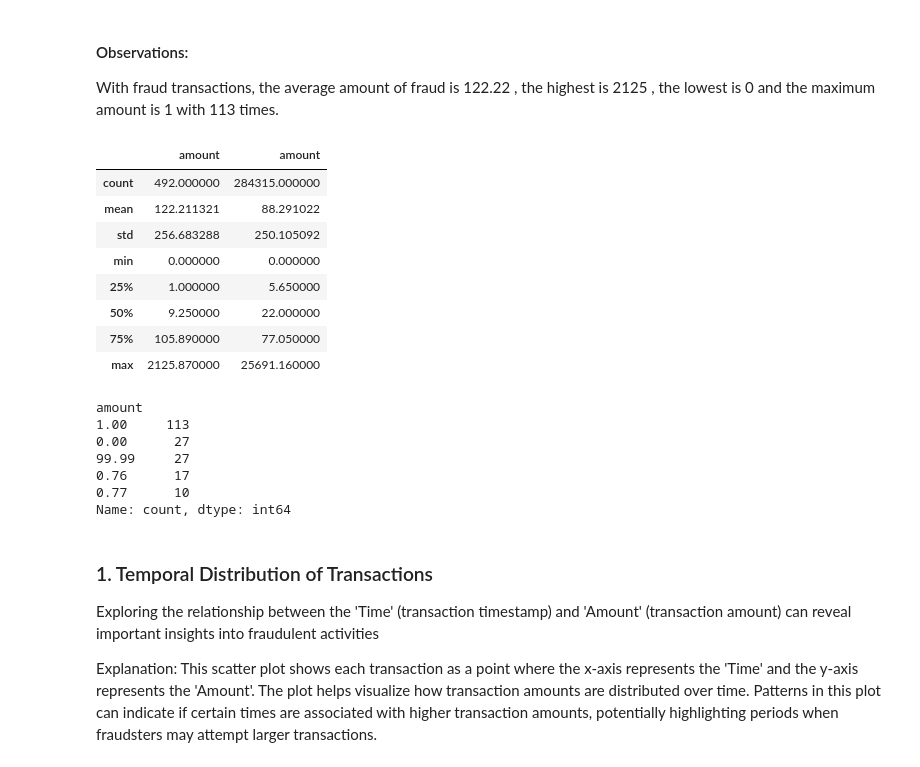
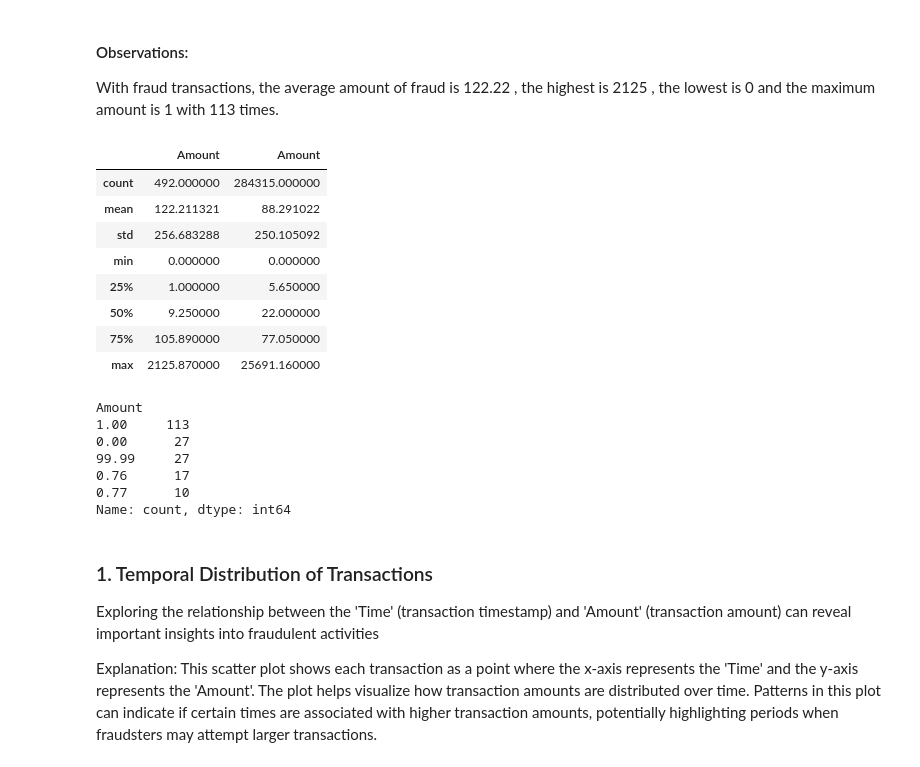
Before and after one commit to WildCodeWolf/Your-Data-Is-Mine, a Jupyter notebook: CreditCardEDA.ipynb, the cells around one changed output. Saved outputs shown, nothing was run; the diff lists cells and outputs as text; code cells hidden in the pictures.

```diff
--- a/CreditCardEDA.ipynb
+++ b/CreditCardEDA.ipynb
@@ -39,6 +39,3 @@ Index(['Time', 'V1', 'V2', 'V3', 'V4', 'V5', 'V6', 'V7', 'V8', 'V9', 'V10',
        'V21', 'V22', 'V23', 'V24', 'V25', 'V26', 'V27', 'V28', 'Amount',
        'Class'],
       dtype='object')
-# %%
-df.columns = df.columns.str.lower()
-df.head()
@@ -159,8 +158,8 @@ plt.show()
 #### This dataset contains transaction information with 492 TH frauds out of a total of 284,807 transactions. This is a severely imbalanced dataset with the positive class (fraud) accounting for 0.172% of all transactions
 # %%
 
-fraud = df[df['class']==1]
-normal = df[df['class']==0]
+fraud = df[df['Class']==1]
+normal = df[df['Class']==0]
 print(f'Shape of Fraud Transactions: {fraud.shape}')
 print(f'Shape of Genuine Transactions: {normal.shape}')
 # %% [output]
@@ -314,17 +313,17 @@ plt.show()
 
 # Sample data
 data = {'transaction_amount': [10, 20, 30, 40, 50, 60, 70, 80, 90, 100, 200, 300]}
-df = pd.DataFrame(data)
+df_test = pd.DataFrame(data)
 
 # Calculate Z-scores
-df['z_score'] = (df['transaction_amount'] - df['transaction_amount'].mean()) / df['transaction_amount'].std()
+df_test['z_score'] = (df_test['transaction_amount'] - df_test['transaction_amount'].mean()) / df_test['transaction_amount'].std()
 
 # Identify outliers
-outliers = df[(df['z_score'] > 3) | (df['z_score'] < -3)]
+outliers = df_test[(df_test['z_score'] > 3) | (df_test['z_score'] < -3)]
 print("Outliers:\n", outliers)
 
 # Optionally, exclude outliers from the dataset
-df_no_outliers = df[(df['z_score'] <= 3) & (df['z_score'] >= -3)]
+df_no_outliers = df_test[(df_test['z_score'] <= 3) & (df_test['z_score'] >= -3)]
 print("Data without outliers:\n", df_no_outliers)
 # %% [output]
 Outliers:
@@ -454,15 +475,15 @@ print(f"Dataset shape after removing outliers: {df_no_outliers.shape}")
 This histogram compares the temporal distribution of fraud and genuine transactions. It helps in identifying any distinct patterns or anomalies in fraudulent transactions over time.
 # %%
 # Separate fraud and genuine transactions
-fraud = df[df['class'] == 1]
-genuine = df[df['class'] == 0]
+fraud = df[df['Class'] == 1]
+genuine = df[df['Class'] == 0]
 
 # Plotting transaction frequency over time for fraud and genuine transactions
 plt.figure(figsize=(12, 6))
-sns.histplot(genuine['time'], bins=48, kde=True, color='green', label='Genuine Transactions')
-sns.histplot(fraud['time'], bins=48, kde=True, color='red', label='Fraudulent Transactions')
+sns.histplot(genuine['Time'], bins=48, kde=True, color='green', label='Genuine Transactions')
+sns.histplot(fraud['Time'], bins=48, kde=True, color='red', label='Fraudulent Transactions')
 plt.title('Transaction Frequency Over time (Fraud vs. Genuine)')
-plt.xlabel('time (in hours)')
+plt.xlabel('Time (in hours)')
 plt.ylabel('Number of Transactions')
 plt.legend()
 plt.show()
@@ -523,9 +544,9 @@ plt.show()
 
 With fraud transactions, the average amount of fraud is 122.22 , the highest is 2125 , the lowest is 0 and the maximum amount is 1 with 113 times.
 # %%
-pd.concat([fraud['amount'].describe(), normal['amount'].describe()], axis=1)
+pd.concat([fraud['Amount'].describe(), normal['Amount'].describe()], axis=1)
 # %% [output]
-|  | amount | amount |
+|  | Amount | Amount |
 | count | 492.000000 | 284315.000000 |
 | mean | 122.211321 | 88.291022 |
 | std | 256.683288 | 250.105092 |
@@ -535,9 +556,9 @@ pd.concat([fraud['amount'].describe(), normal['amount'].describe()], axis=1)
 | 75% | 105.890000 | 77.050000 |
 | max | 2125.870000 | 25691.160000 |
 # %%
-fraud['amount'].value_counts().head()
+fraud['Amount'].value_counts().head()
 # %% [output]
-amount
+Amount
 1.00     113
 0.00      27
 99.99     27
```
Also changed, not shown: parts of 31 cells of this notebook.
